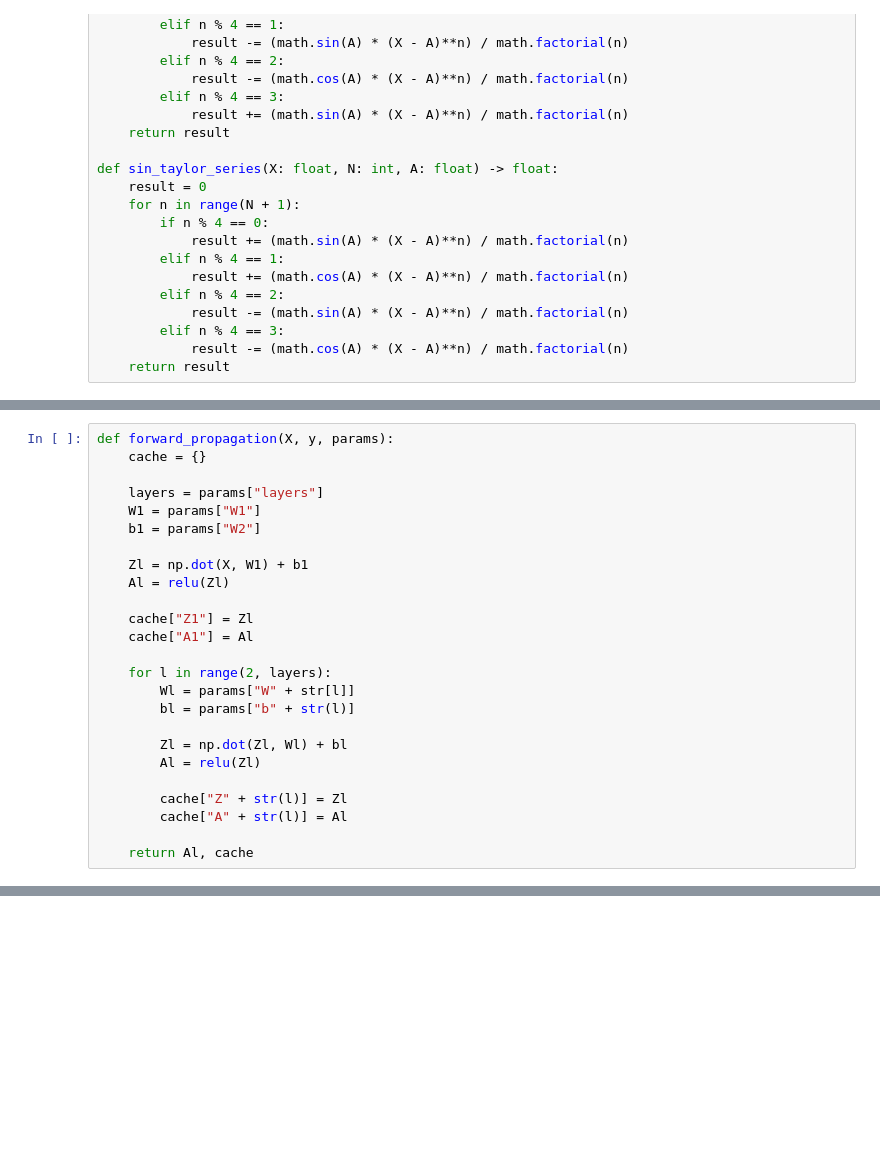
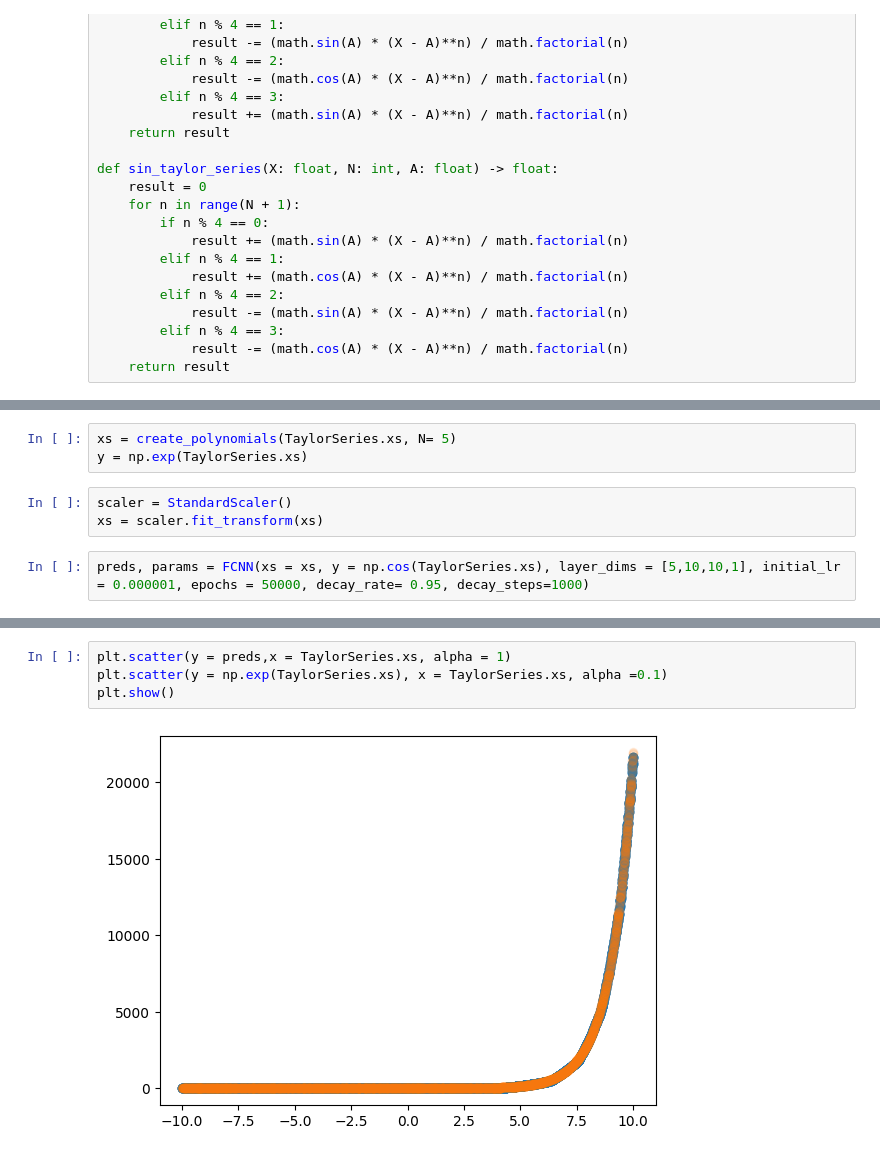
Before and after one commit to chenjoshua7/chenjoshua7.github.io, a Jupyter notebook: notebooks/taylorseries.ipynb, the cells around one changed output, grey strips where cells are left out. Saved outputs shown, nothing was run; the diff lists cells and outputs as text; blank space fills up the shorter version.

```diff
--- a/notebooks/taylorseries.ipynb
+++ b/notebooks/taylorseries.ipynb
@@ -135,25 +217,0 @@ def cost(ypred, y):
-# %%
-def forward_propagation(X, y, params):
-    cache = {}
-
-    layers = params["layers"]
-    W1 = params["W1"]
-    b1 = params["W2"]
-
-    Zl = np.dot(X, W1) + b1
-    Al = relu(Zl)
-
-    cache["Z1"] = Zl
-    cache["A1"] = Al
-
-    for l in range(2, layers):
-        Wl = params["W" + str[l]]
-        bl = params["b" + str(l)]
-
-        Zl = np.dot(Zl, Wl) + bl
-        Al = relu(Zl)
-
-        cache["Z" + str(l)] = Zl
-        cache["A" + str(l)] = Al
-
-    return Al, cache
@@ -182,0 +312,8 @@ def backward_propagation(cache, params, y):
+# %%
+xs = create_polynomials(TaylorSeries.xs, N= 5)
+y = np.exp(TaylorSeries.xs)
+# %%
+scaler = StandardScaler()
+xs = scaler.fit_transform(xs)
+# %%
+preds, params = FCNN(xs = xs, y = np.cos(TaylorSeries.xs), layer_dims = [5,10,10,1], initial_lr = 0.000001, epochs = 50000, decay_rate= 0.95, decay_steps=1000)
@@ -182,0 +338,6 @@ def backward_propagation(cache, params, y):
+# %%
+plt.scatter(y = preds,x = TaylorSeries.xs, alpha = 1)
+plt.scatter(y = np.exp(TaylorSeries.xs), x = TaylorSeries.xs, alpha =0.1)
+plt.show()
+# %% [output]
+[figure, added]
```
Also changed, not shown: parts of 26 cells of this notebook, 51 other files.
